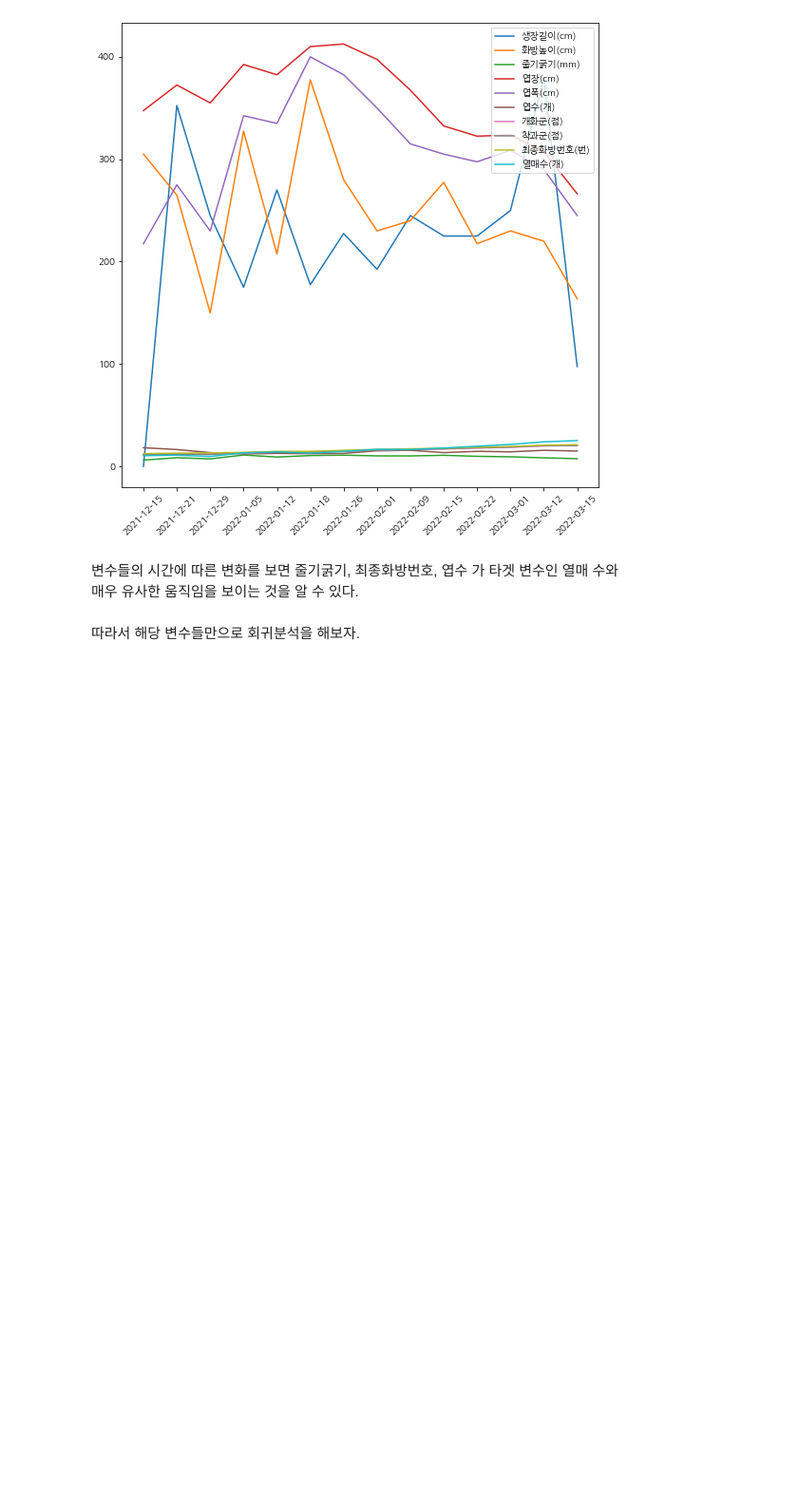
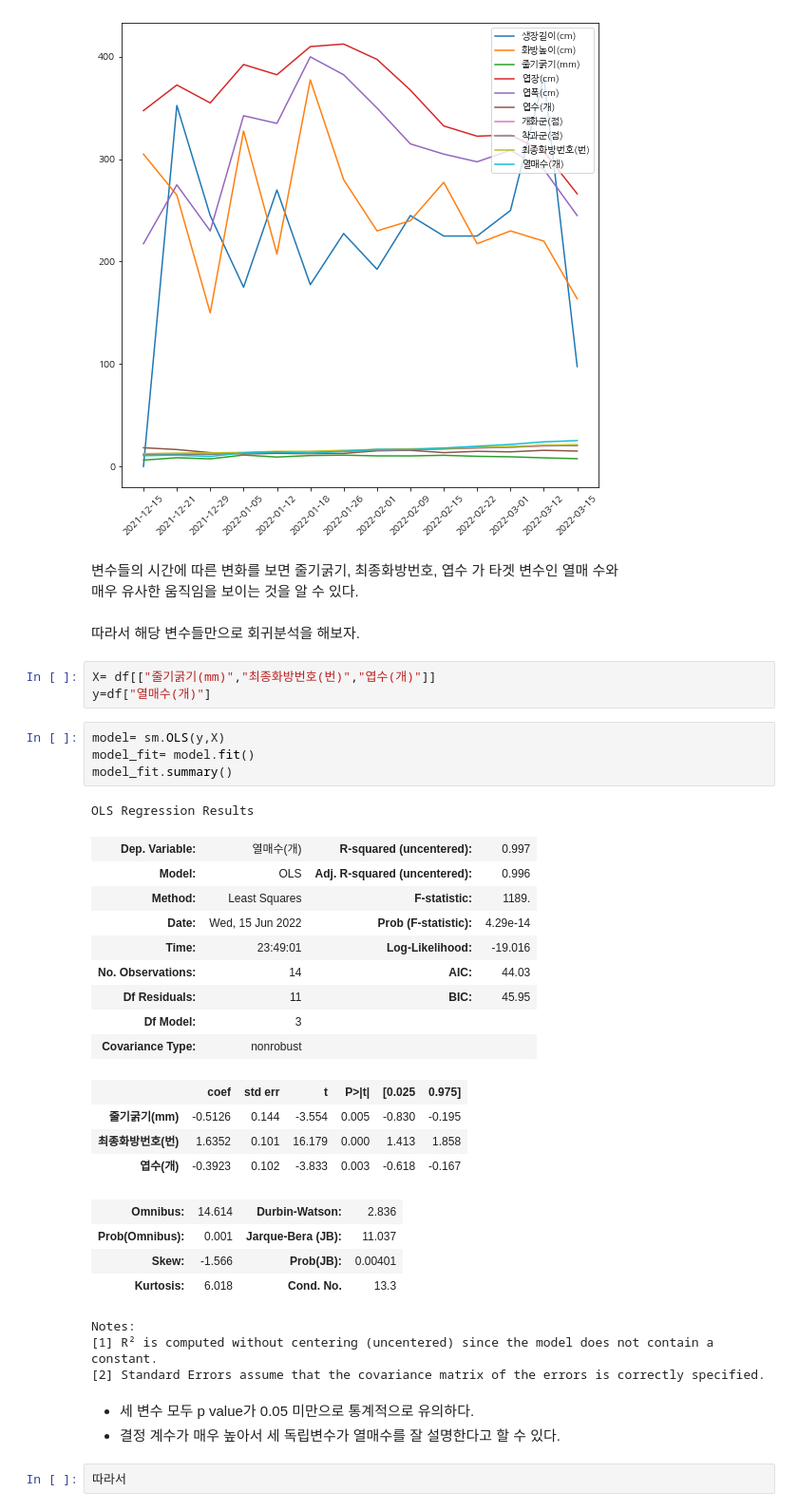
Before and after one commit to jadenYun96/2022-1_ML_Basic-AI-, a Jupyter notebook: Mini_project_201621464.ipynb, the cells around one changed output. Shown at 95% size. Saved outputs shown, nothing was run; the diff lists cells and outputs as text; blank space fills up the shorter version.

```diff
--- a/Mini_project_201621464.ipynb
+++ b/Mini_project_201621464.ipynb
@@ -243,3 +240,37 @@ plt.show()
 매우 유사한 움직임을 보이는 것을 알 수 있다.
 # %% [markdown]
 따라서 해당 변수들만으로 회귀분석을 해보자.
+# %%
+X= df[["줄기굵기(mm)","최종화방번호(번)","엽수(개)"]]
+y=df["열매수(개)"]
+# %%
+model= sm.OLS(y,X)
+model_fit= model.fit()
+model_fit.summary()
+# %% [output]
+OLS Regression Results
+| Dep. Variable: | 열매수(개) | R-squared (uncentered): | 0.997 |
+| Model: | OLS | Adj. R-squared (uncentered): | 0.996 |
+| Method: | Least Squares | F-statistic: | 1189. |
+| Date: | Wed, 15 Jun 2022 | Prob (F-statistic): | 4.29e-14 |
+| Time: | 23:49:01 | Log-Likelihood: | -19.016 |
+| No. Observations: | 14 | AIC: | 44.03 |
+| Df Residuals: | 11 | BIC: | 45.95 |
+| Df Model: | 3 |  |  |
+| Covariance Type: | nonrobust |  |  |
+|  | coef | std err | t | P>|t| | [0.025 | 0.975] |
+| 줄기굵기(mm) | -0.5126 | 0.144 | -3.554 | 0.005 | -0.830 | -0.195 |
+| 최종화방번호(번) | 1.6352 | 0.101 | 16.179 | 0.000 | 1.413 | 1.858 |
+| 엽수(개) | -0.3923 | 0.102 | -3.833 | 0.003 | -0.618 | -0.167 |
+| Omnibus: | 14.614 | Durbin-Watson: | 2.836 |
+| Prob(Omnibus): | 0.001 | Jarque-Bera (JB): | 11.037 |
+| Skew: | -1.566 | Prob(JB): | 0.00401 |
+| Kurtosis: | 6.018 | Cond. No. | 13.3 |
+Notes:
+[1] R² is computed without centering (uncentered) since the model does not contain a constant.
+[2] Standard Errors assume that the covariance matrix of the errors is correctly specified.
+# %% [markdown]
+- 세 변수 모두 p value가 0.05 미만으로 통계적으로 유의하다.
+- 결정 계수가 매우 높아서 세 독립변수가 열매수를 잘 설명한다고 할 수 있다.
+# %%
+따라서
```
Also changed, not shown: parts of 4 cells of this notebook.
